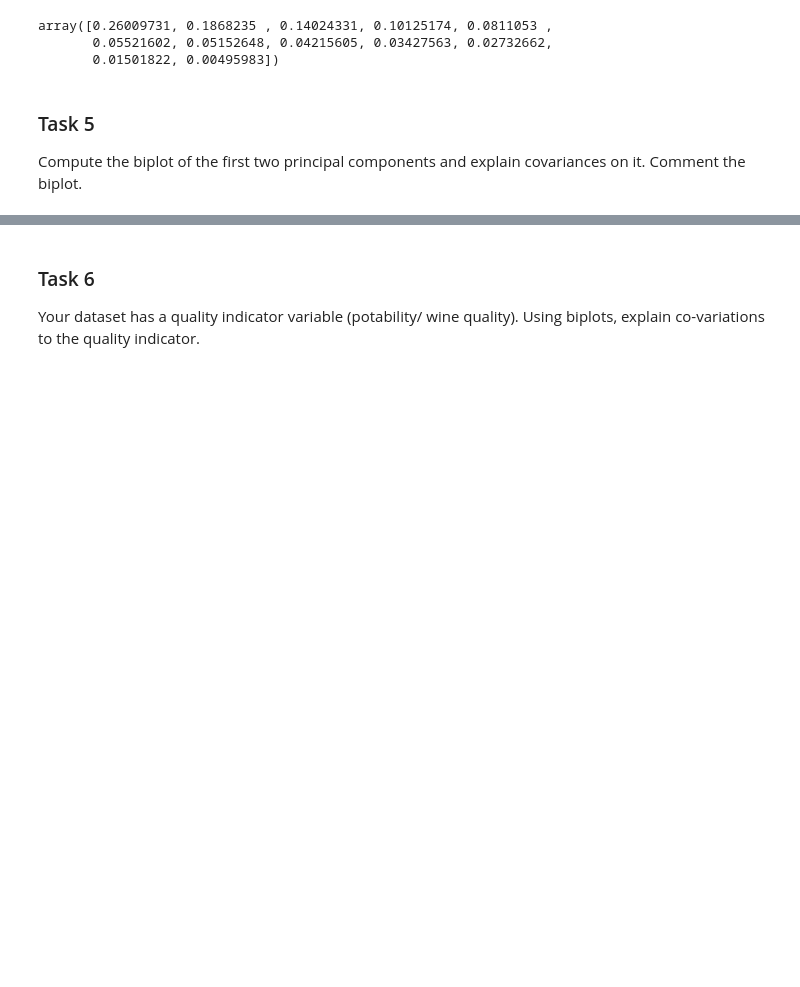
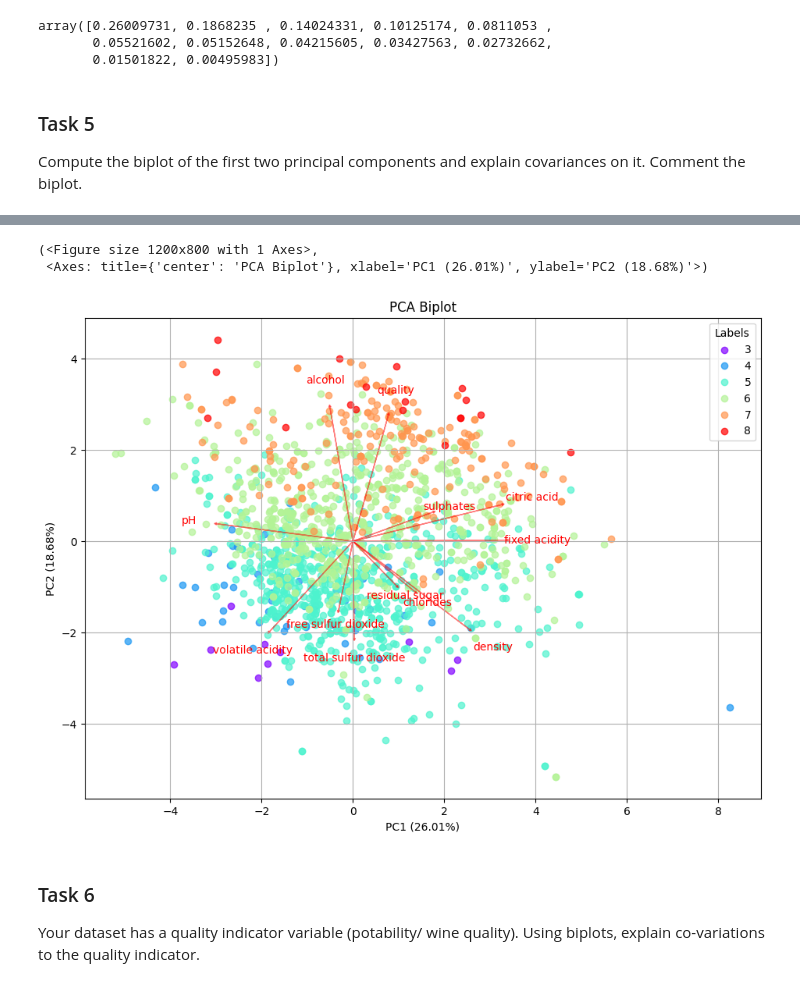
Before and after one commit to Erikkui/adaml-2024fall, a Jupyter notebook: week-02/week-02-tasks.ipynb, the cells around one changed output, grey strips where cells are left out. Cells and saved outputs as stored; diff of their text form; code cells hidden in the pictures; blank space fills up the shorter version.

```diff
--- a/week-02/week-02-tasks.ipynb
+++ b/week-02/week-02-tasks.ipynb
@@ -141,3 +129,82 @@ BiPlot( ProjectedData = projected_data_2comp,
+# %%
+# Plot function politely given by Anthropic's Claude AI
+def plot_pca_biplot(projected_data, variable_loadings, explained_variance_ratio, components, labels=None, arrow_scale=1.5):
+    # Check if the input components are valid
+    if len(components) != 2:
+        raise ValueError("components should be a list of two integers")
+
+    # Extract the two selected principal components
+    pc1, pc2 = components
+
+    # Create a new figure
+    fig, ax = plt.subplots(figsize=(12, 8))
+
+    # Plot the projected data points
+    if labels is not None:
+        unique_labels = np.unique(labels)
+        colors = plt.cm.rainbow(np.linspace(0, 1, len(unique_labels)))
+        for label, color in zip(unique_labels, colors):
+            mask = labels == label
+            ax.scatter(projected_data.iloc[mask, pc1], projected_data.iloc[mask, pc2],
+                       alpha=0.7, label=label, color=color)
+        ax.legend(title="Labels")
+    else:
+        ax.scatter(projected_data.iloc[:, pc1], projected_data.iloc[:, pc2], alpha=0.7)
+
+    # Calculate scaling factor for arrows
+    data_range = max(
+        projected_data.iloc[:, pc1].max() - projected_data.iloc[:, pc1].min(),
+        projected_data.iloc[:, pc2].max() - projected_data.iloc[:, pc2].min()
+    )
+
+    divider = max( variable_loadings.iloc[:, pc1].abs().max(), variable_loadings.iloc[:, pc2].abs().max() )
+    scaling = data_range / divider
+
+    # Plot the variable loadings
+    for i, (idx, row) in enumerate(variable_loadings.iterrows()):
+        if arrow_scale == 0:
+            x = row.iloc[pc1]
+            y = row.iloc[pc2]
+            ax.arrow(0, 0, x, y, color='r', alpha=0.5, head_width=0.05, head_length=0.05)
+            ax.text(x * 1.2, y * 1.2, idx, color='r', ha='center', va='center')
+        else:
+            x = row.iloc[pc1] * scaling * arrow_scale
+            y = row.iloc[pc2] * scaling * arrow_scale
+            ax.arrow(0, 0, x, y, color='r', alpha=0.5, head_width=0.05, head_length=0.05)
+            ax.text(x * 1.2, y * 1.2, idx, color='r', ha='center', va='center')
+
+    # Set labels and title
+    ax.set_xlabel(f"PC{pc1+1} ({explained_variance_ratio[pc1]:.2%})")
+    ax.set_ylabel(f"PC{pc2+1} ({explained_variance_ratio[pc2]:.2%})")
+    ax.set_title("PCA Biplot")
+
+    # Add a legend for variable loadings
+    ax.plot([], [], 'r-', label='Variable loadings')
+    if labels is None:
+        ax.legend()
+
+    # Equal aspect ratio
+    ax.set_aspect('equal')
+
+    # Add a grid
+    ax.grid(True)
+
+    return fig, ax
+
+
+pca_2 = PCA( n_components=2 )
+pca_2_data = pca_2.fit_transform(x)
+
+loadings_2comp = pd.DataFrame( pca_2.components_.T * np.sqrt( pca_2.explained_variance_ ), index = col_names )
+projected_data_2comp = pd.DataFrame( pca_2_data )
+explained_variance_ratio_2comp = pca_2.explained_variance_ratio_
+
+labels = df.loc[ :, col_names[-1]].values
+plot_pca_biplot( projected_data_2comp, loadings_2comp, explained_variance_ratio_2comp, [0, 1], labels = labels, arrow_scale = 0.25)
+# %% [output]
+(<Figure size 1200x800 with 1 Axes>,
+ <Axes: title={'center': 'PCA Biplot'}, xlabel='PC1 (26.01%)', ylabel='PC2 (18.68%)'>)
+[figure, added]
 # %% [markdown]
 ### Task 6
 Your dataset has a quality indicator variable (potability/ wine quality). Using biplots, explain co-variations to the quality indicator.
```
Also changed, not shown: parts of 8 cells of this notebook.
